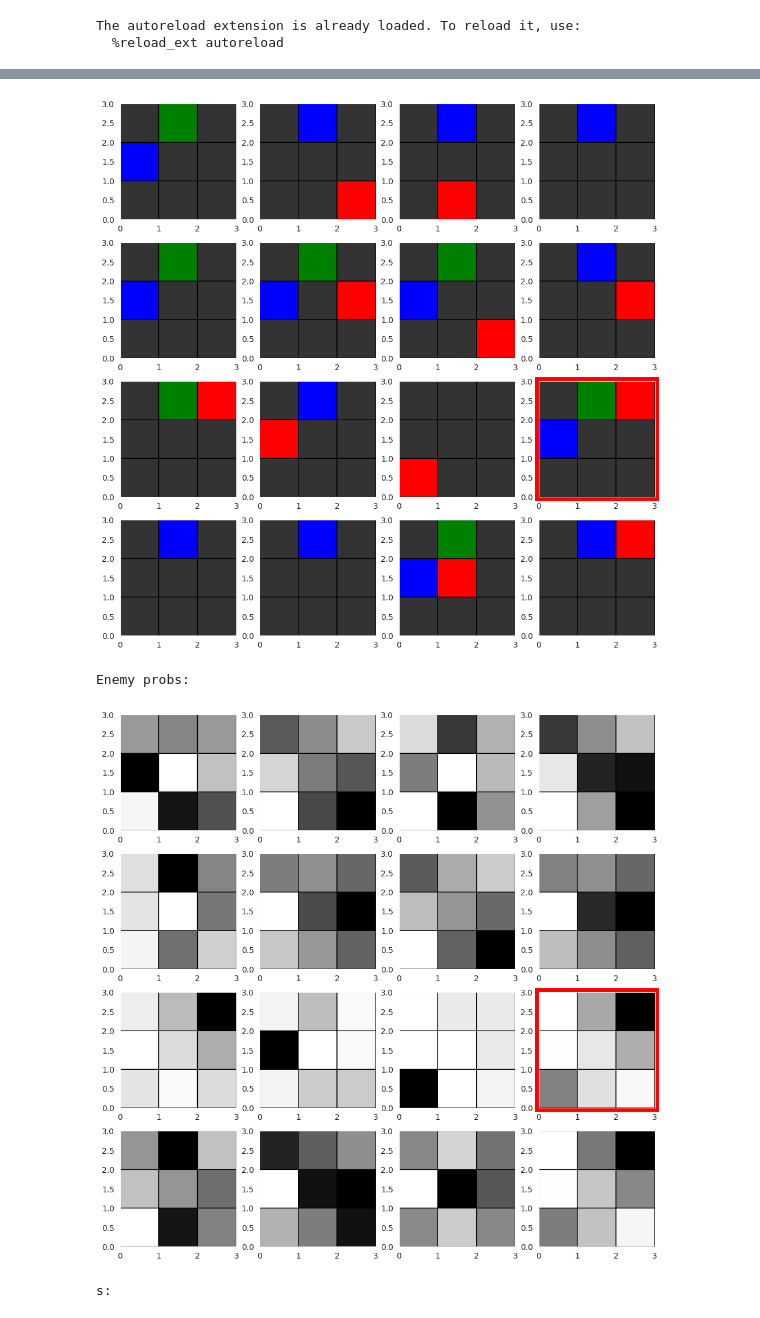
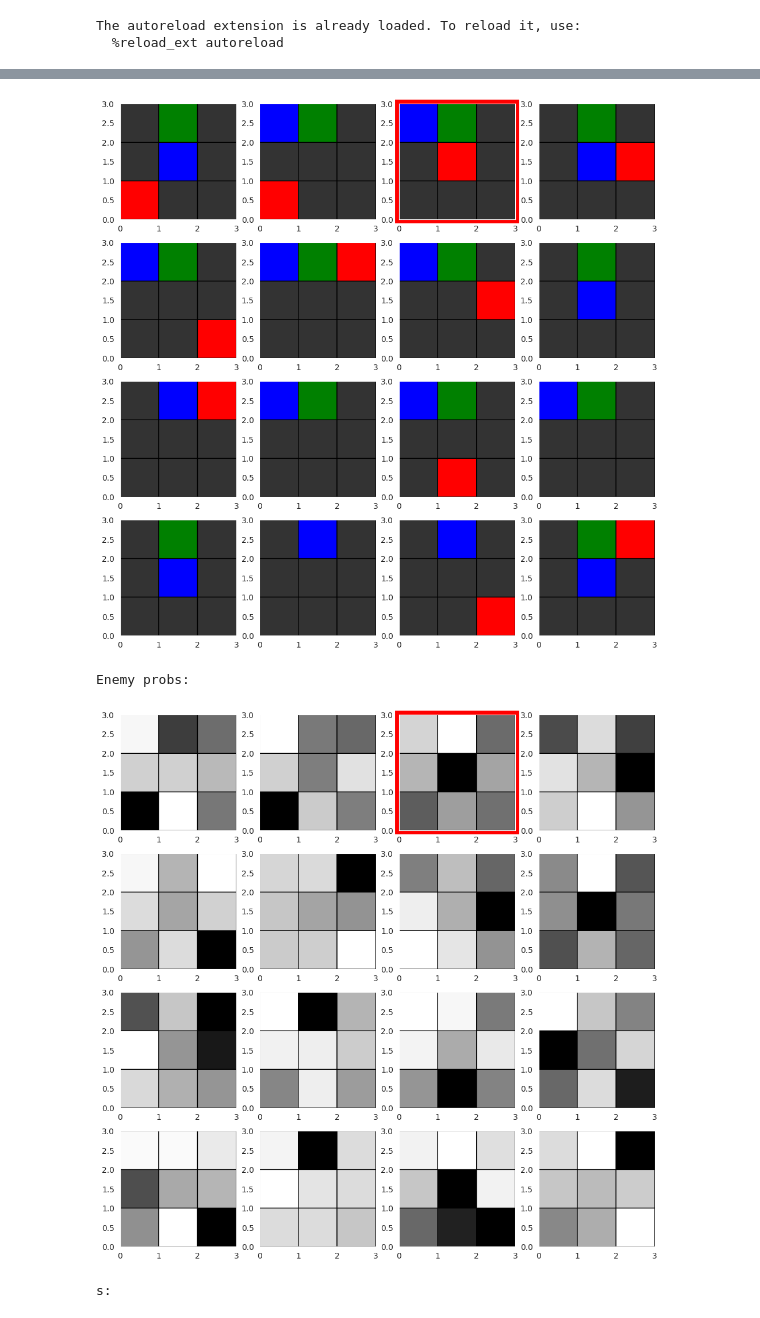
Before and after one commit to ktolnos/Model_Generalization_Code_supplement, a Jupyter notebook: enemy_walk_vqvae.ipynb, the cells around one changed output, grey strips where cells are left out. Saved outputs shown, nothing was run; the diff lists cells and outputs as text; code cells hidden in the pictures.

```diff
--- a/enemy_walk_vqvae.ipynb
+++ b/enemy_walk_vqvae.ipynb
@@ -84,17 +84,17 @@ Environment = getattr(environments, config.environment)
 
 env_config = config.env_config
 
-key = jx.random.PRNGKey(600)
-seed_id = 2
+key = jx.random.PRNGKey(1)
+seed_id = 4
 env = Environment(**env_config)
 num_actions = env.num_actions()
 
 
 
 
-with open('out/EW_VQ_VAE_simple_model.params', 'rb') as f:
+with open('out/EW_VQ_VAE_simple_model_prior.params', 'rb') as f:
     params = pkl.load(f)
-with open('out/EW_VQ_VAE_simple_model.states', 'rb') as f:
+with open('out/EW_VQ_VAE_simple_model_prior.states', 'rb') as f:
     states = pkl.load(f)
 
 state, obs = env.reset(key)
@@ -187,38 +187,38 @@ def draw_border(ax):
 print('Predicted:')
 fig, axs = plt.subplots(nrows=4, ncols=4, figsize=(12, 12))
 for i, ax in enumerate(axs.flatten()):
-    next_obs, logits = next_obs_func(
+    predicted_obs, logits = next_obs_func(
         next_obs_params,
         obs,
         jnp.eye(num_actions)[action0],
         quantize_fun.apply(encoder_params, encoder_state, i)[0],
         key)
-    render_obs(next_obs, ax)
+    render_obs(predicted_obs, ax)
     if i == encoding_ind:
        draw_border(ax)
 plt.show()
 print('Enemy probs:')
 fig, axs = plt.subplots(nrows=4, ncols=4, figsize=(12, 12))
 for i, ax in enumerate(np.array(axs).flatten()):
-    next_obs, logits = next_obs_func(
+    predicted_obs, logits = next_obs_func(
         next_obs_params,
         obs,
         jnp.eye(num_actions)[action0],
         quantize_fun.apply(encoder_params, encoder_state, i)[0],
         key)
     render_enemy_probs(logits['logit'], ax)
     if i == encoding_ind:
         draw_border(ax)
 
 plt.show()
 print('s:')
 render_obs(obs)
 plt.show()
 print("s':")
 render_obs(new_obs)
 # %% [output]
 Predicted:
-[figure, old version]
+[figure, new version]
 Enemy probs:
-[figure, old version]
+[figure, new version]
 s:
```
Also changed, not shown: parts of 13 cells of this notebook, 4 other files.
